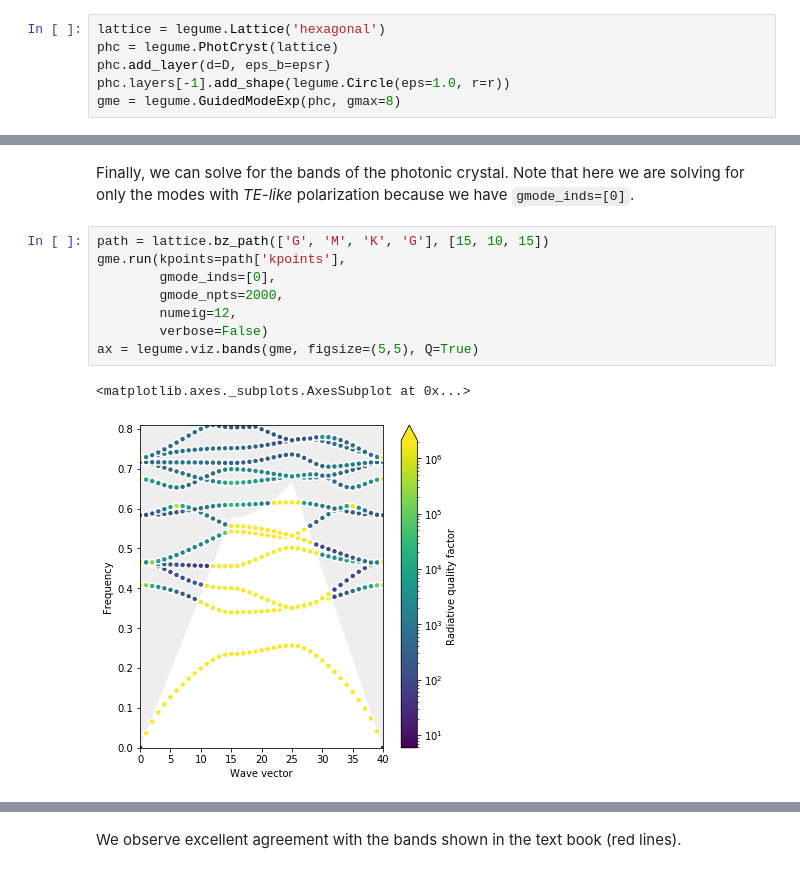
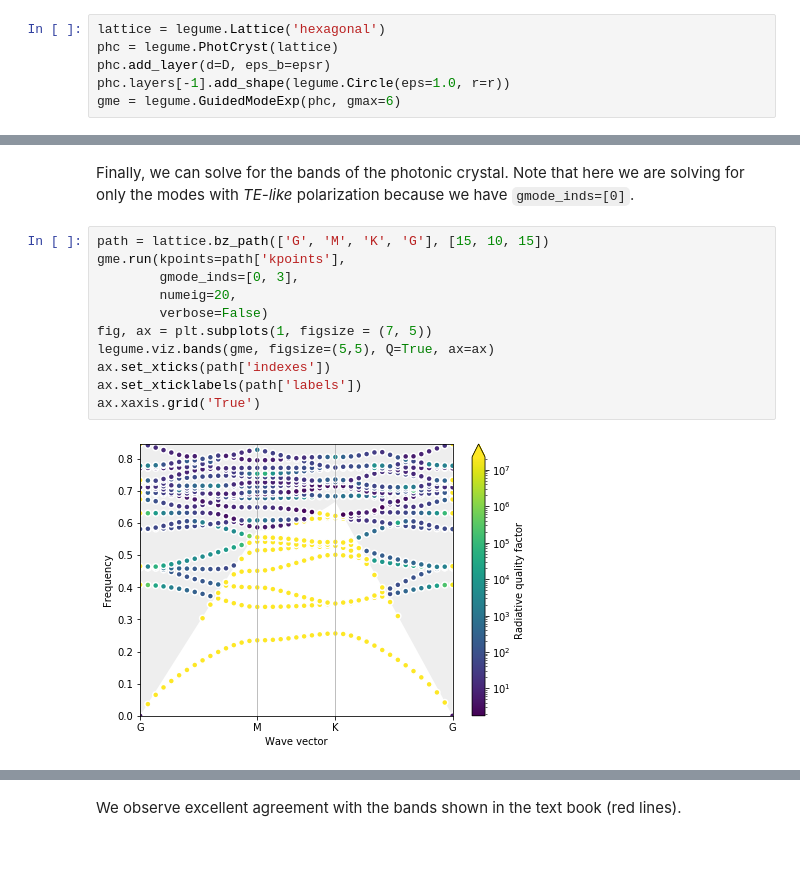
Before and after one commit to fancompute/legume, a Jupyter notebook: docs/examples/04_Guided_mode_expansion_bands_of_a_phc_slab.ipynb, the cells around one changed output, grey strips where cells are left out. Cells and saved outputs as stored; diff of their text form.

```diff
--- a/docs/examples/04_Guided_mode_expansion_bands_of_a_phc_slab.ipynb
+++ b/docs/examples/04_Guided_mode_expansion_bands_of_a_phc_slab.ipynb
@@ -19,7 +19,7 @@ lattice = legume.Lattice('hexagonal')
 phc = legume.PhotCryst(lattice)
 phc.add_layer(d=D, eps_b=epsr)
 phc.layers[-1].add_shape(legume.Circle(eps=1.0, r=r))
-gme = legume.GuidedModeExp(phc, gmax=8)
+gme = legume.GuidedModeExp(phc, gmax=6)
 # %% [markdown]
 We can then use the `legume.viz` module to visualize our photonic crystal slab across three planes through the unit cell:
 # %%
@@ -31,14 +31,16 @@ Finally, we can solve for the bands of the photonic crystal. Note that here we a
 # %%
 path = lattice.bz_path(['G', 'M', 'K', 'G'], [15, 10, 15])
 gme.run(kpoints=path['kpoints'],
-        gmode_inds=[0],
-        gmode_npts=2000,
-        numeig=12,
+        gmode_inds=[0, 3],
+        numeig=20,
         verbose=False)
-ax = legume.viz.bands(gme, figsize=(5,5), Q=True)
+fig, ax = plt.subplots(1, figsize = (7, 5))
+legume.viz.bands(gme, figsize=(5,5), Q=True, ax=ax)
+ax.set_xticks(path['indexes'])
+ax.set_xticklabels(path['labels'])
+ax.xaxis.grid('True')
 # %% [output]
-<matplotlib.axes._subplots.AxesSubplot at 0x...>
-[figure, old version]
+[figure, new version]
 # %% [markdown]
 ![image.png](attachment:image.png)
 # %% [markdown]
```
Also changed, not shown: 4 other files.
